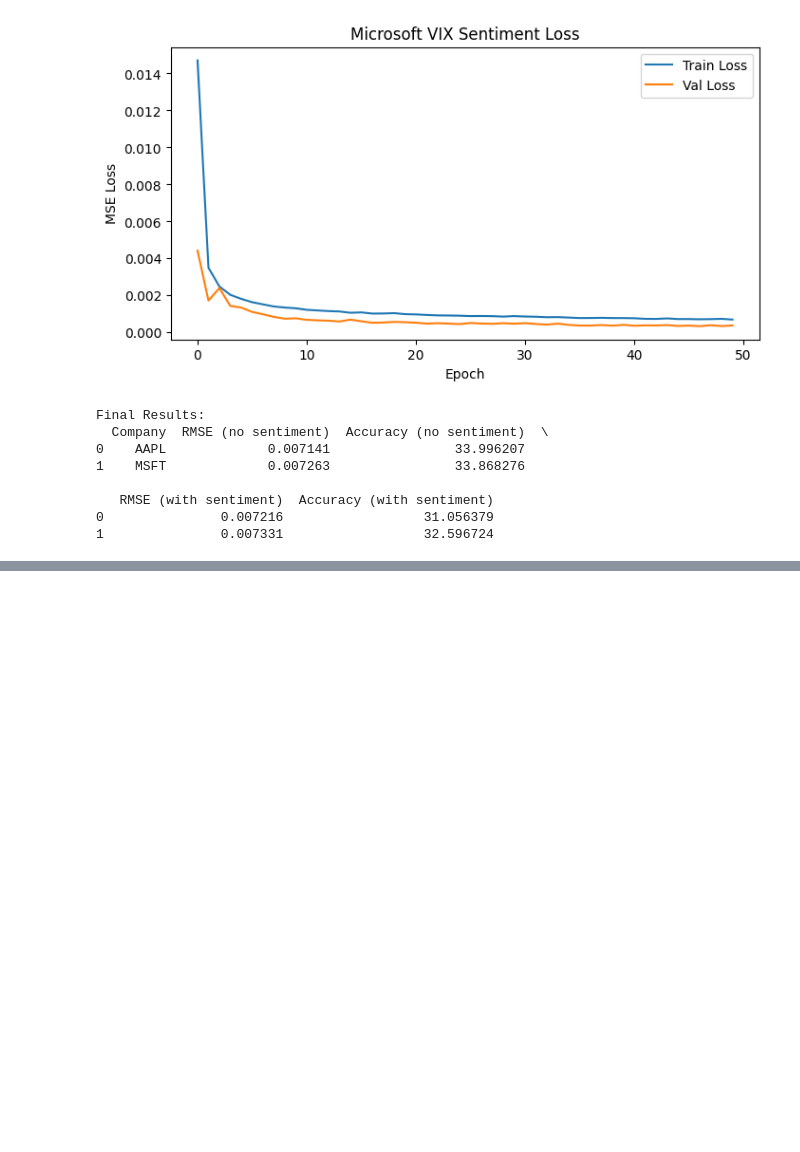
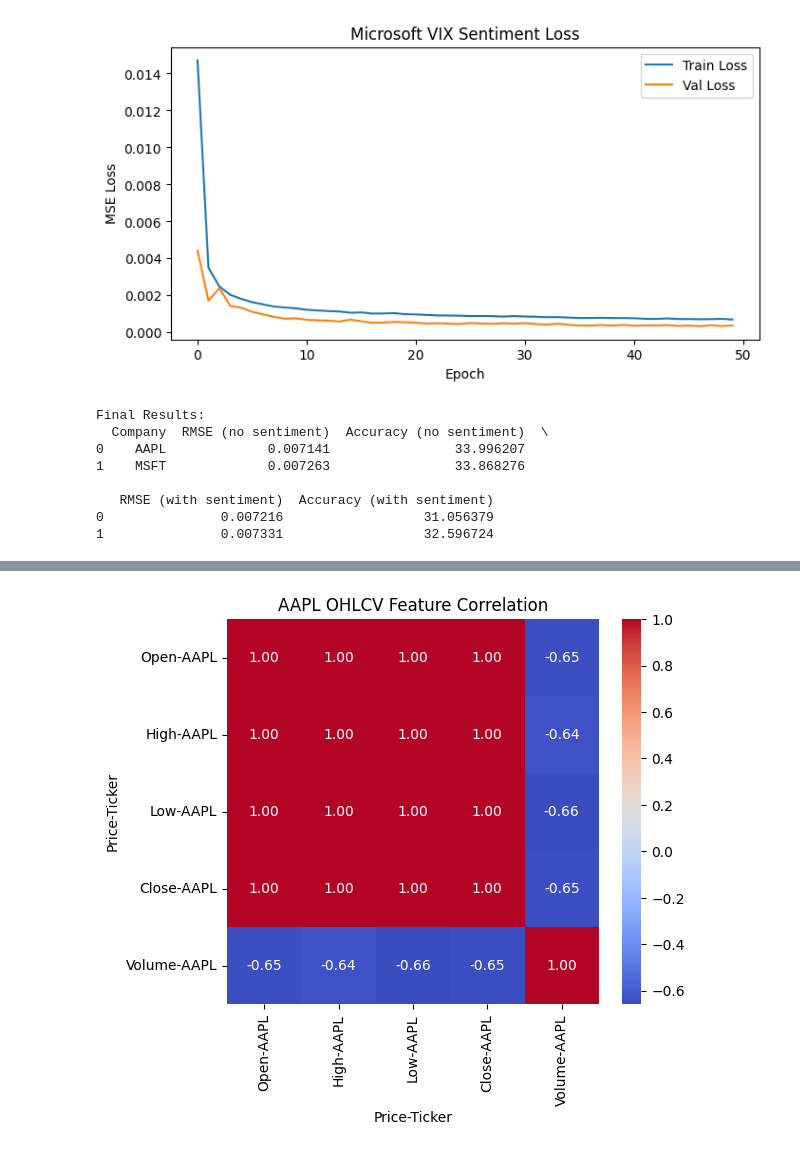
Before and after one commit to thanGyuPark/Finance-insights, a Jupyter notebook: LSTM_Predict.ipynb, the cells around one changed output, grey strips where cells are left out. Cells and saved outputs as stored; diff of their text form; code cells hidden in the pictures; blank space fills up the shorter version.

```diff
--- a/LSTM_Predict.ipynb
+++ b/LSTM_Predict.ipynb
@@ -1549,0 +1752,82 @@ Final Results:
+# %%
+import yfinance as yf
+import pandas as pd
+import seaborn as sns
+import matplotlib.pyplot as plt
+from sklearn.ensemble import RandomForestRegressor
+from sklearn.preprocessing import StandardScaler
+from sklearn.decomposition import PCA
+
+# 분석할 종목과 기간
+ticker = "AAPL"
+start_date = "2020-01-01"
+end_date = "2023-12-31"
+
+# 데이터 다운로드 및 전처리
+df = yf.download(ticker, start=start_date, end=end_date, progress=False)
+df = df[['Open', 'High', 'Low', 'Close', 'Volume']].ffill()
+
+print(f"\n🎯 분석 대상: {ticker} ({start_date} ~ {end_date})")
+
+# 📊 1. 상관계수 히트맵
+plt.figure(figsize=(6, 5))
+corr = df.corr()
+sns.heatmap(corr, annot=True, cmap="coolwarm", fmt=".2f")
+plt.title(f"{ticker} OHLCV Feature Correlation")
+plt.show()
+
+# 🧠 2. Feature Importance (Random Forest)
+X_feat = df[['Open', 'High', 'Low', 'Close', 'Volume']].copy()
+
+# 💡 MultiIndex가 있을 경우 단일 인덱스로 변환
+if isinstance(X_feat.columns, pd.MultiIndex):
+    X_feat.columns = ['_'.join(col).strip() for col in X_feat.columns.values]
+else:
+    X_feat.columns = X_feat.columns.astype(str)
+
+y_feat = df['Close'].shift(-1).fillna(method='ffill')  # 다음 날 종가 예측
+
+# 모델 학습
+rf = RandomForestRegressor(random_state=42)
+rf.fit(X_feat, y_feat)
+
+# 중요도 시각화
+importances = rf.feature_importances_
+importance_df = pd.DataFrame({
+    'Feature': X_feat.columns,
+    'Importance': importances
+})
+
+plt.figure(figsize=(6, 4))
+sns.barplot(data=importance_df, x='Feature', y='Importance')
+plt.title(f"{ticker} Feature Importance (Random Forest)")
+plt.ylabel("Importance Score")
+plt.show()
+
+plt.figure(figsize=(6, 4))
+sns.barplot(data=importance_df, x='Feature', y='Importance')
+plt.title(f"{ticker} Feature Importance (Random Forest)")
+plt.ylabel("Importance Score")
+plt.show()
+
+# 📉 3. PCA 분석
+scaler = StandardScaler()
+scaled = scaler.fit_transform(X_feat)
+
+pca = PCA(n_components=2)
+pca.fit(scaled)
+
+print(f"\n📉 PCA Explained Variance Ratio:")
+for i, ratio in enumerate(pca.explained_variance_ratio_):
+    print(f"  PC{i+1}: {ratio:.4f}")
+
+# 2D PCA 시각화 (optional)
+pca_data = pca.transform(scaled)
+plt.figure(figsize=(6, 5))
+plt.scatter(pca_data[:, 0], pca_data[:, 1], alpha=0.2)
+plt.xlabel("Principal Component 1")
+plt.ylabel("Principal Component 2")
+plt.title(f"{ticker} - PCA Projection")
+plt.grid(True)
+plt.show()
+# %% [output]
@@ -1549,0 +1835 @@ Final Results:
+[figure, added]
```
Also changed, not shown: parts of 21 cells of this notebook, 6 other files.
